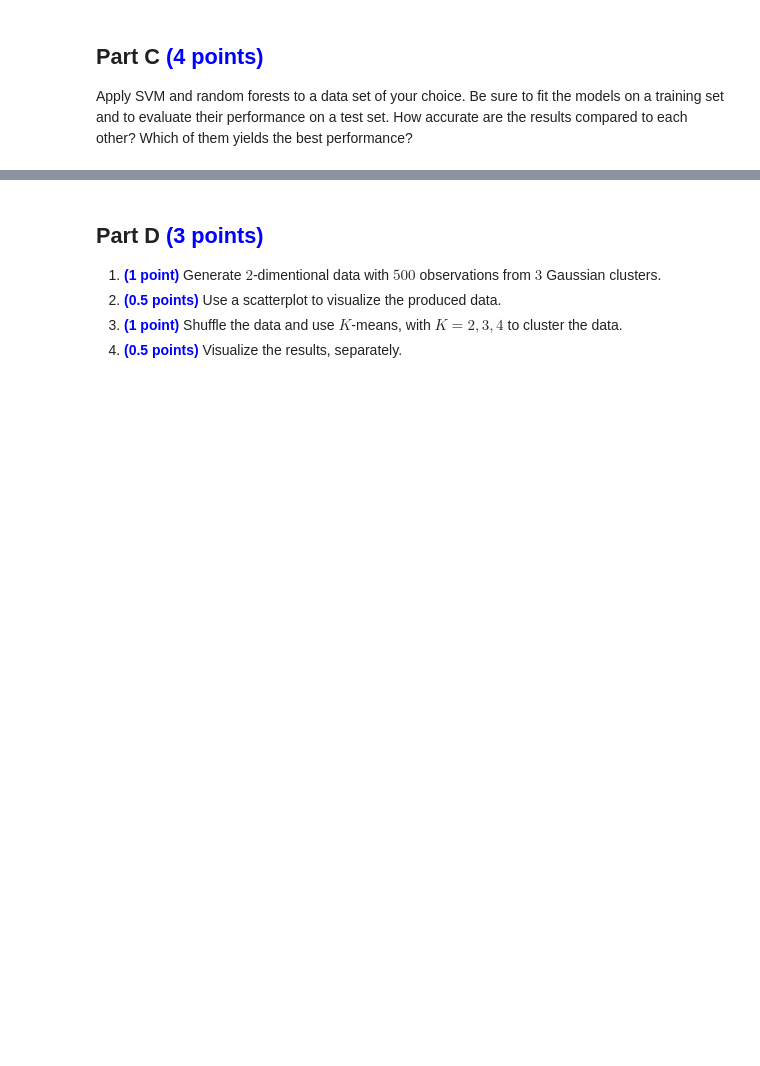
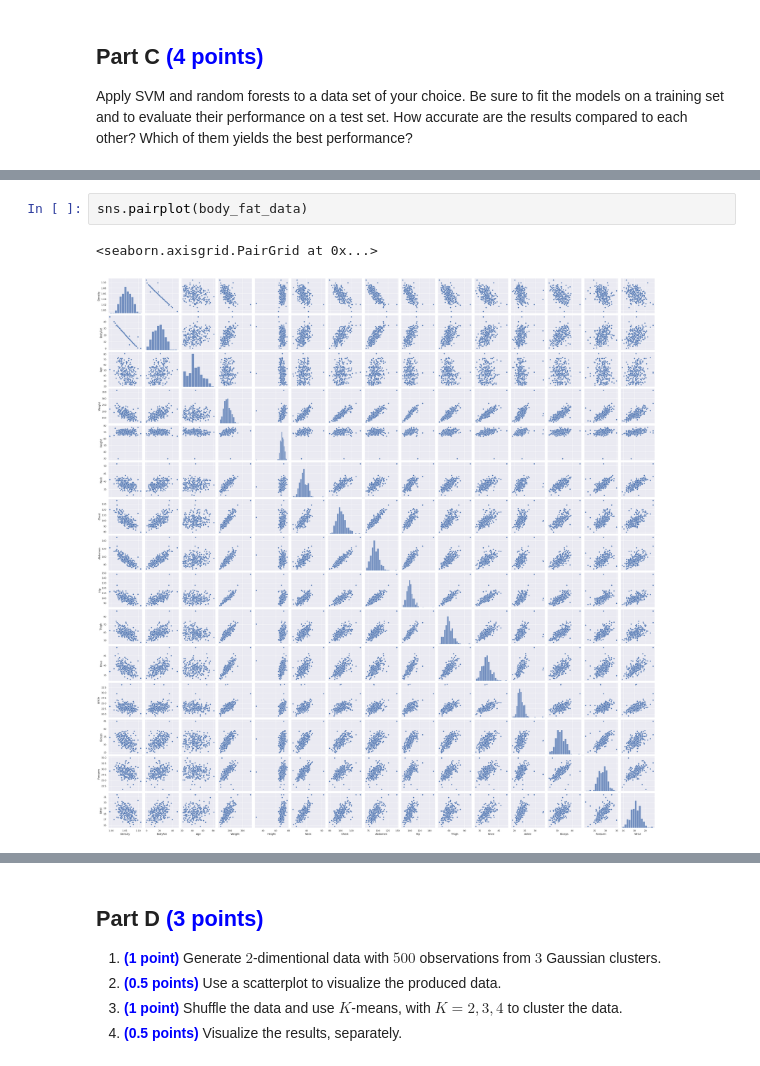
Before and after one commit to ahmedopolis/YCBS-255-Statistical-Machine-Learning, a Jupyter notebook: Assignments/Assignment 3/assignment03_mcgill_ahmedibrahim.ipynb, the cells around one changed output, grey strips where cells are left out. Drawn from its saved outputs; the diff is of its cells as text; blank space fills up the shorter version.

```diff
--- a/Assignments/Assignment 3/assignment03_mcgill_ahmedibrahim.ipynb
+++ b/Assignments/Assignment 3/assignment03_mcgill_ahmedibrahim.ipynb
@@ -344,0 +470,5 @@ Apply SVM and random forests to a data set of your choice. Be sure to fit the mo
+# %%
+sns.pairplot(body_fat_data)
+# %% [output]
+<seaborn.axisgrid.PairGrid at 0x...>
+[figure, added]
```
Also changed, not shown: parts of 34 cells of this notebook.
